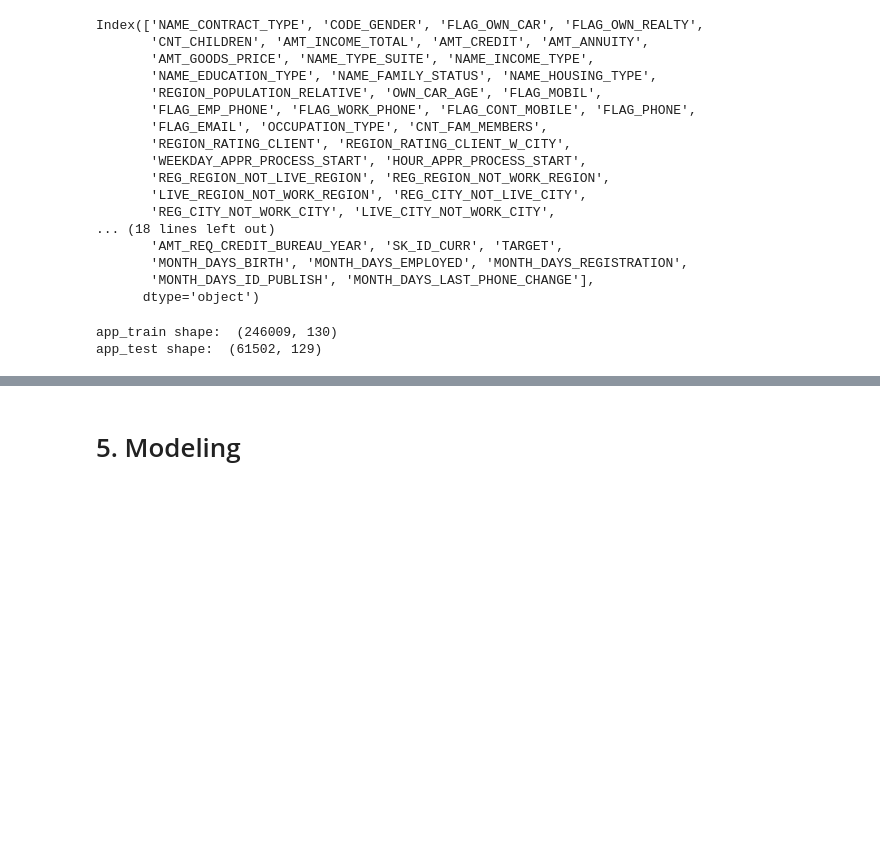
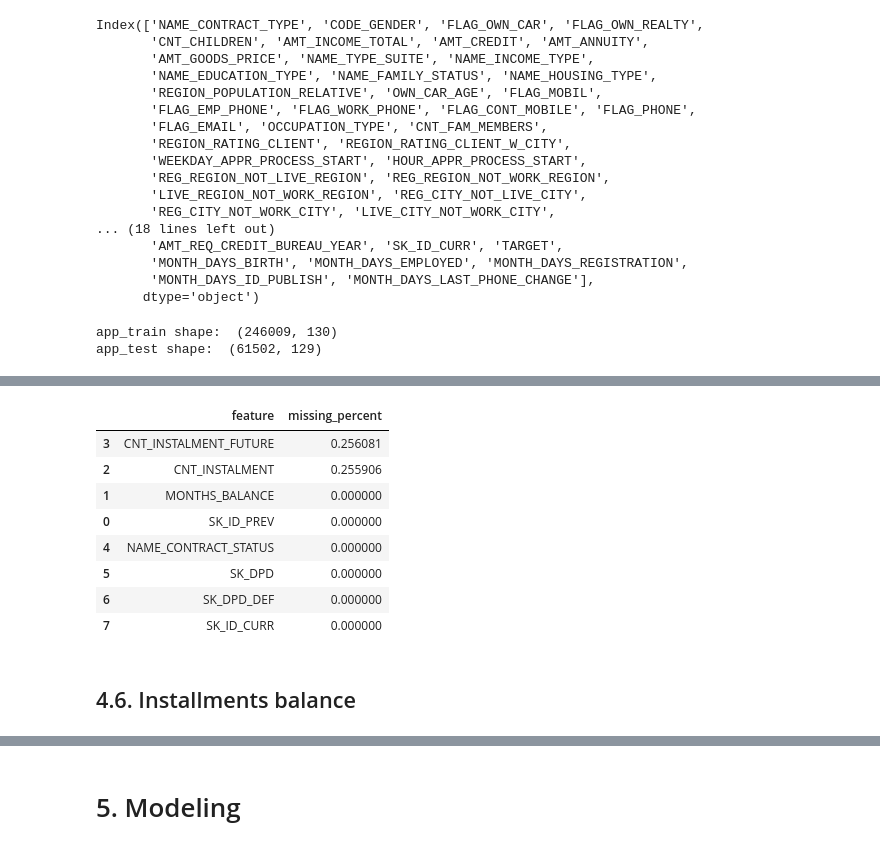
Before and after one commit to Hoaingocnguyen1/nothingelsehaha, a Jupyter notebook: Data_preprocessing.ipynb, the cells around one changed output, grey strips where cells are left out. Cells and saved outputs as stored; diff of their text form; code cells hidden in the pictures; blank space fills up the shorter version.

```diff
--- a/Data_preprocessing.ipynb
+++ b/Data_preprocessing.ipynb
@@ -1010,0 +1239,14 @@ test[categorical_columns] = categorical_imputer.transform(test[categorical_colum
+# %%
+check_missing_value_col(poca ,-1)
+# %% [output]
+|  | feature | missing_percent |
+| 3 | CNT_INSTALMENT_FUTURE | 0.256081 |
+| 2 | CNT_INSTALMENT | 0.255906 |
+| 1 | MONTHS_BALANCE | 0.000000 |
+| 0 | SK_ID_PREV | 0.000000 |
+| 4 | NAME_CONTRACT_STATUS | 0.000000 |
+| 5 | SK_DPD | 0.000000 |
+| 6 | SK_DPD_DEF | 0.000000 |
+| 7 | SK_ID_CURR | 0.000000 |
+# %% [markdown]
+## 4.6. Installments balance
```
Also changed, not shown: parts of 28 cells of this notebook.
